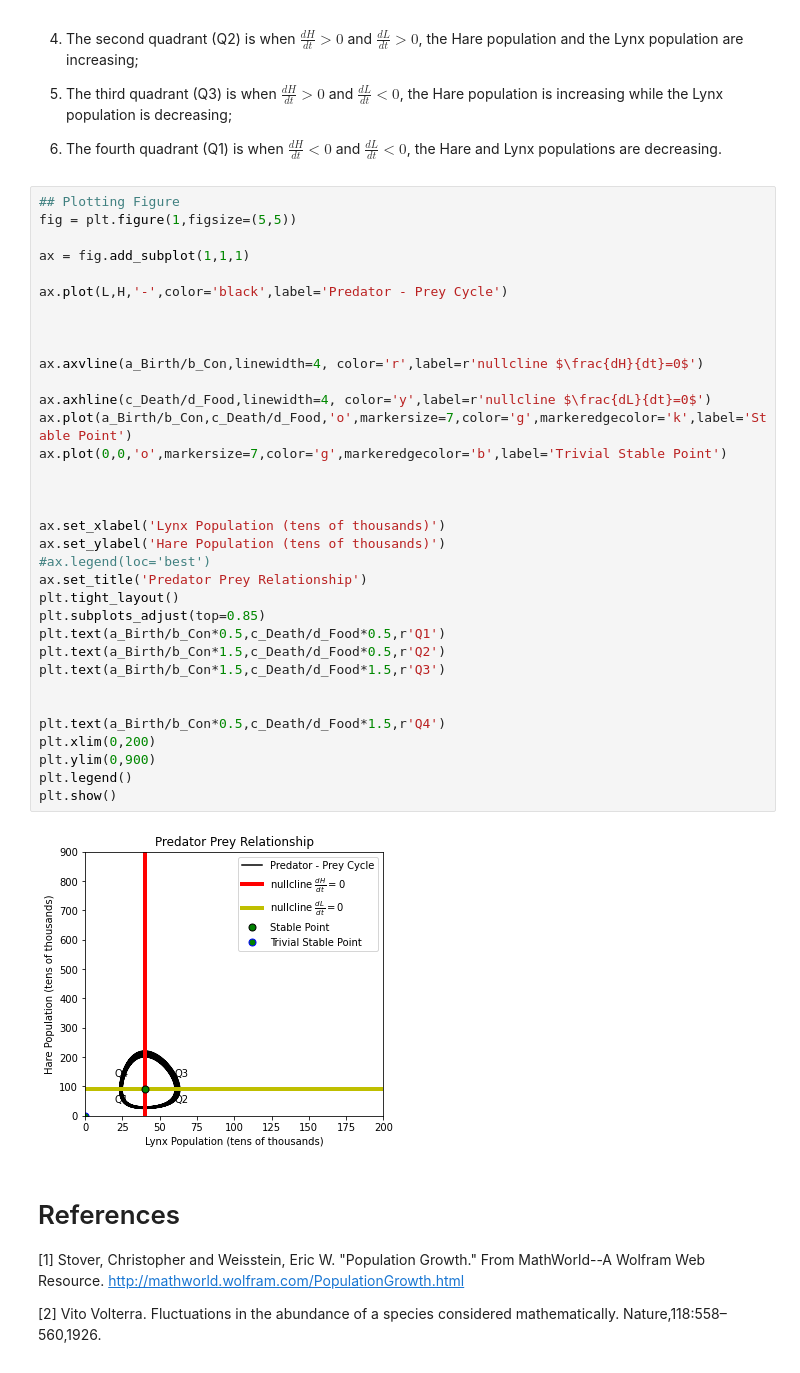
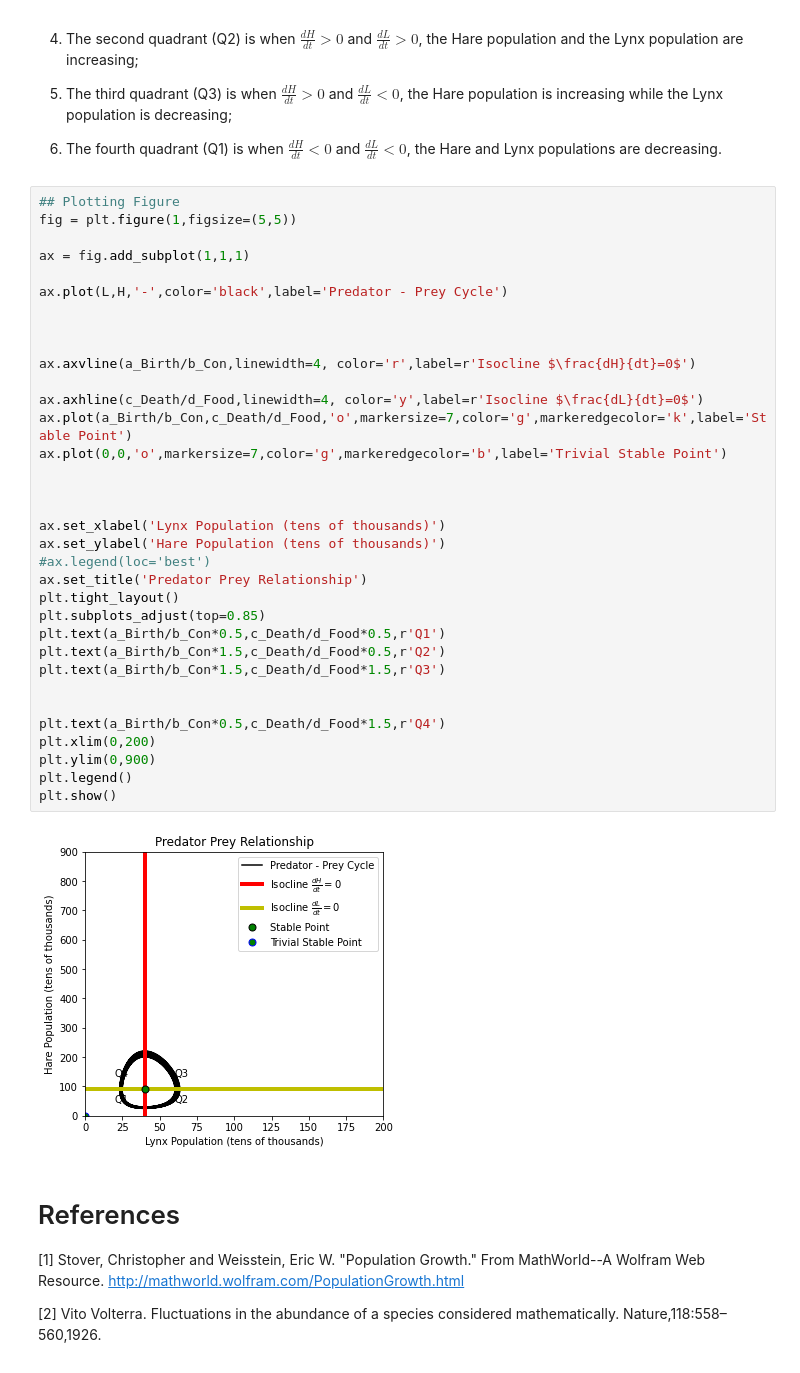
Before and after one commit to john-s-butler-dit/CaseStudy_PredatorPrey, a Jupyter notebook: 07_Pred_Prey-Stability.ipynb, the cells around one changed output. Saved outputs shown, nothing was run; the diff lists cells and outputs as text.

```diff
--- a/07_Pred_Prey-Stability.ipynb
+++ b/07_Pred_Prey-Stability.ipynb
@@ -205,36 +205,36 @@ fig = plt.figure(1,figsize=(5,5))
 
 ax = fig.add_subplot(1,1,1)
 
 ax.plot(L,H,'-',color='black',label='Predator - Prey Cycle')
 
 
 
-ax.axvline(a_Birth/b_Con,linewidth=4, color='r',label=r'nullcline $\frac{dH}{dt}=0$')
+ax.axvline(a_Birth/b_Con,linewidth=4, color='r',label=r'Isocline $\frac{dH}{dt}=0$')
 
-ax.axhline(c_Death/d_Food,linewidth=4, color='y',label=r'nullcline $\frac{dL}{dt}=0$')
+ax.axhline(c_Death/d_Food,linewidth=4, color='y',label=r'Isocline $\frac{dL}{dt}=0$')
 ax.plot(a_Birth/b_Con,c_Death/d_Food,'o',markersize=7,color='g',markeredgecolor='k',label='Stable Point')
 ax.plot(0,0,'o',markersize=7,color='g',markeredgecolor='b',label='Trivial Stable Point')
 
 
 
 ax.set_xlabel('Lynx Population (tens of thousands)')
 ax.set_ylabel('Hare Population (tens of thousands)')
 #ax.legend(loc='best')
 ax.set_title('Predator Prey Relationship')
 plt.tight_layout()
 plt.subplots_adjust(top=0.85)
 plt.text(a_Birth/b_Con*0.5,c_Death/d_Food*0.5,r'Q1')
 plt.text(a_Birth/b_Con*1.5,c_Death/d_Food*0.5,r'Q2')
 plt.text(a_Birth/b_Con*1.5,c_Death/d_Food*1.5,r'Q3')
 
 
 plt.text(a_Birth/b_Con*0.5,c_Death/d_Food*1.5,r'Q4')
 plt.xlim(0,200)
 plt.ylim(0,900)
 plt.legend()
 plt.show()
 # %% [output]
-[figure, old version]
+[figure, new version]
 # %% [markdown]
 # References
 
```
